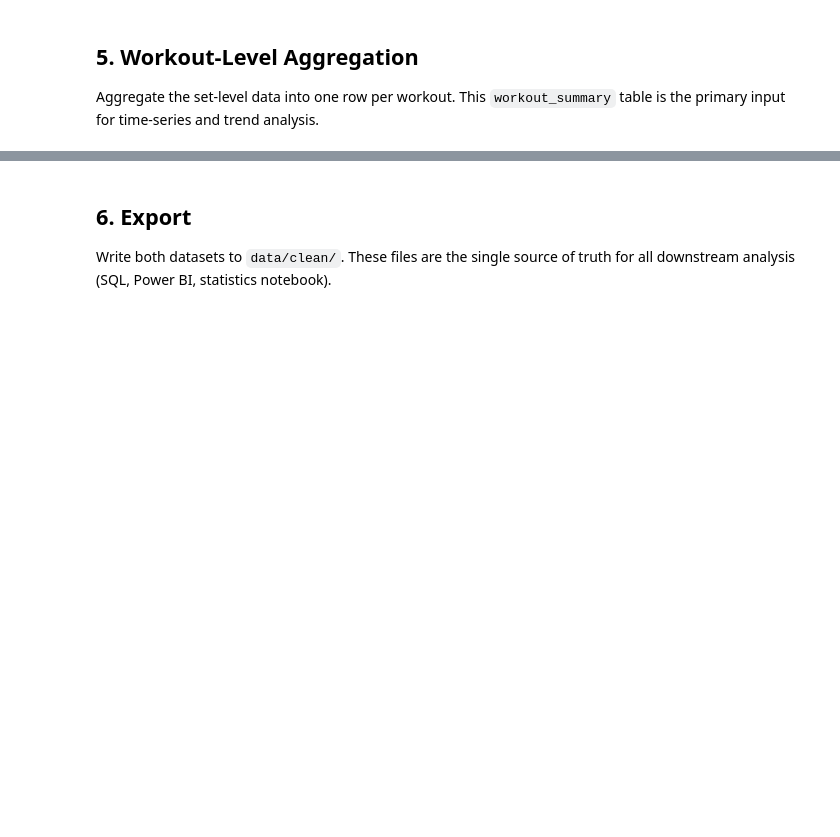
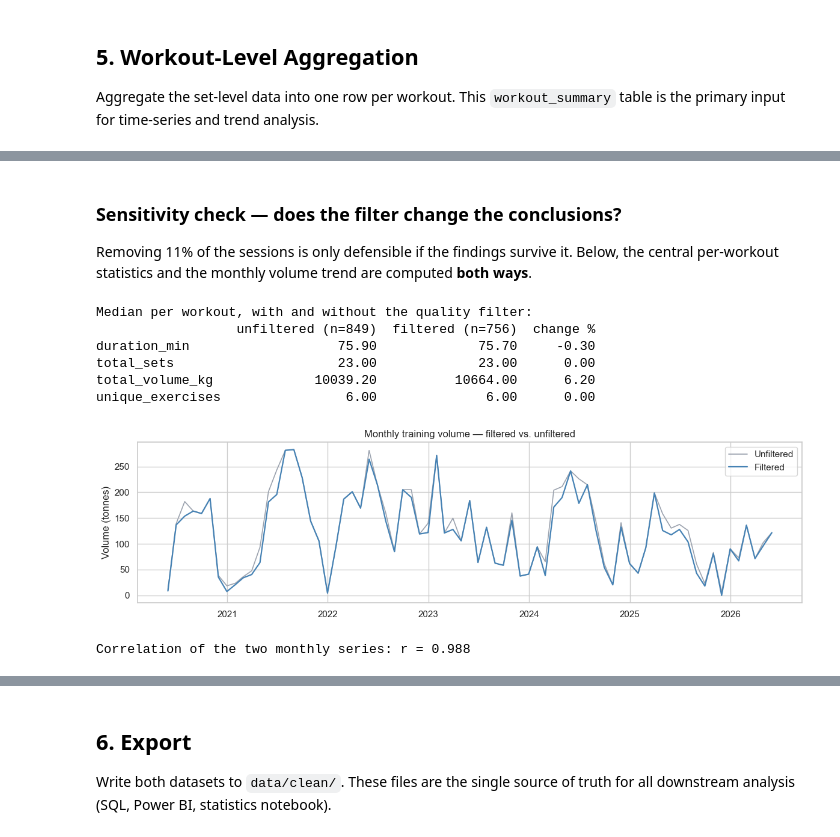
Before and after one commit to PaulH322/FitnessData, a Jupyter notebook: notebooks/01_cleaning.ipynb, the cells around one changed output, grey strips where cells are left out. Cells and saved outputs as stored; diff of their text form; code cells hidden in the pictures; blank space fills up the shorter version.

```diff
--- a/notebooks/01_cleaning.ipynb
+++ b/notebooks/01_cleaning.ipynb
@@ -398,3 +684,48 @@ Sets remaining    : 17,399
 | 2 | 5 | 2020-06-05 17:21:14 | Day 2 | 19 | 14442.00 | 316.67 | 6 | ... |
 | 3 | 6 | 2020-06-07 15:19:22 | Day 3 | 22 | 11758.75 | 273.33 | 6 | ... |
 | 4 | 7 | 2020-06-08 16:12:58 | Day 4 | 18 | 6577.50 | 77.00 | 6 | ... |
+# %% [markdown]
+### Sensitivity check — does the filter change the conclusions?
+
+Removing 11% of the sessions is only defensible if the findings survive it. Below, the central
+per-workout statistics and the monthly volume trend are computed **both ways**.
+# %%
+# Sensitivity check: do the headline numbers depend on the filter?
+metrics = ["duration_min", "total_sets", "total_volume_kg", "unique_exercises"]
+
+comparison = pd.DataFrame({
+    "unfiltered (n=%d)" % len(workout_summary_all): workout_summary_all[metrics].median(),
+    "filtered (n=%d)" % len(workout_summary): workout_summary[metrics].median(),
+})
+comparison["change %"] = (
+    (comparison.iloc[:, 1] - comparison.iloc[:, 0]) / comparison.iloc[:, 0] * 100
+).round(1)
+print("Median per workout, with and without the quality filter:")
+print(comparison.round(1).to_string())
+
+# And does the volume trend over time survive the filter?
+monthly_all = (workout_summary_all.set_index("date")
+               .resample("ME")["total_volume_kg"].sum().rename("unfiltered"))
+monthly_flt = (workout_summary.set_index("date")
+               .resample("ME")["total_volume_kg"].sum().rename("filtered"))
+monthly = pd.concat([monthly_all, monthly_flt], axis=1).fillna(0)
+
+fig, ax = plt.subplots(figsize=(12, 3.5))
+ax.plot(monthly.index, monthly["unfiltered"] / 1000, label="Unfiltered", lw=1.2, color="#9ca3af")
+ax.plot(monthly.index, monthly["filtered"] / 1000, label="Filtered", lw=1.6, color="steelblue")
+ax.set(title="Monthly training volume — filtered vs. unfiltered",
+       xlabel="", ylabel="Volume (tonnes)")
+ax.legend()
+plt.tight_layout()
+plt.show()
+
+print(f"\nCorrelation of the two monthly series: r = {monthly['unfiltered'].corr(monthly['filtered']):.3f}")
+# %% [output]
+Median per workout, with and without the quality filter:
+                  unfiltered (n=849)  filtered (n=756)  change %
+duration_min                   75.90             75.70     -0.30
+total_sets                     23.00             23.00      0.00
+total_volume_kg             10039.20          10664.00      6.20
+unique_exercises                6.00              6.00      0.00
+[figure, added]
+Correlation of the two monthly series: r = 0.988
```
Also changed, not shown: parts of 27 cells of this notebook, 11 other files.
